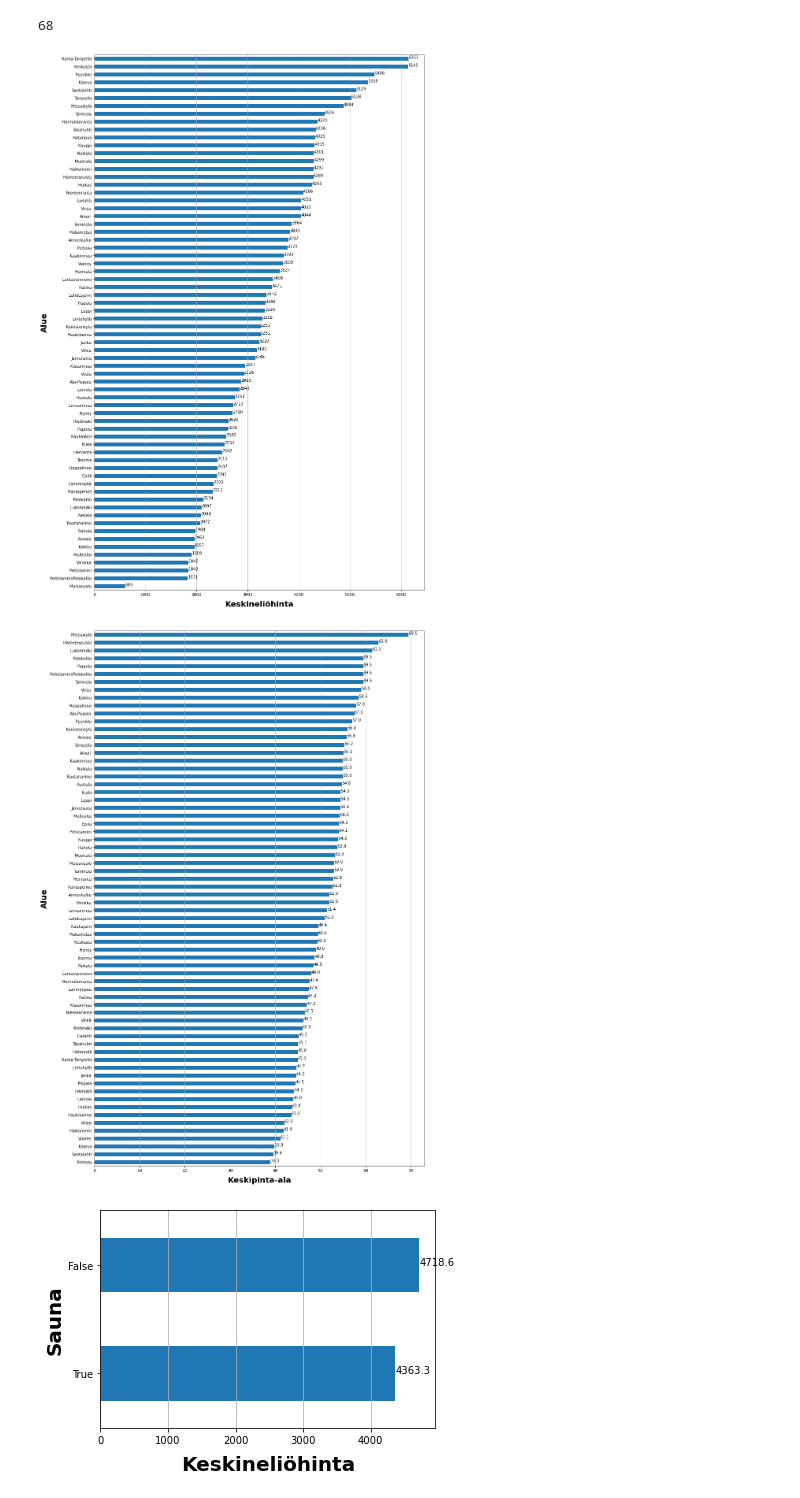
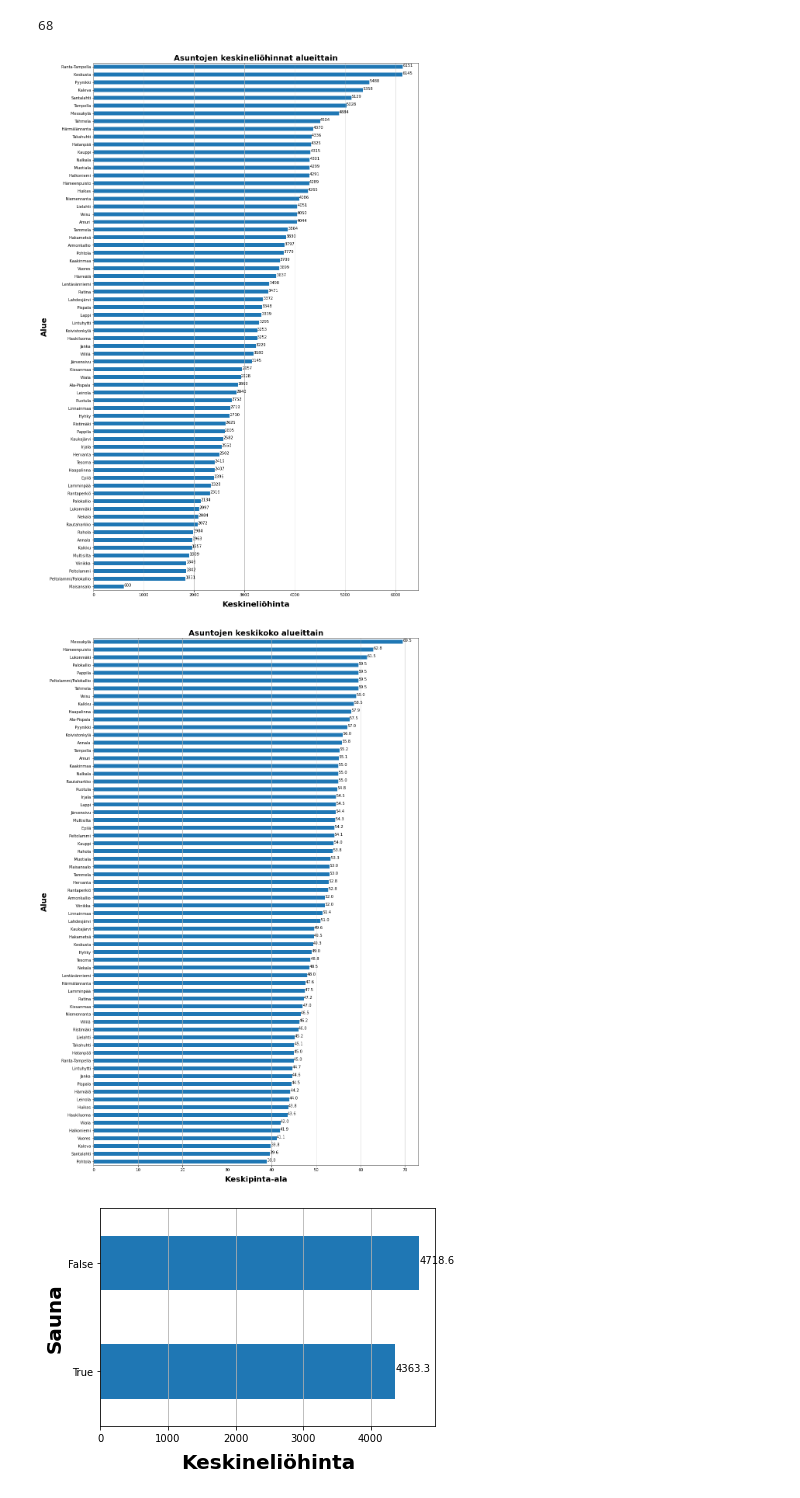
Before and after one commit to saarinea/JodaAIPlatformEnv, a Jupyter notebook: DataRefining.ipynb, the cells around one changed output. Saved outputs shown, nothing was run; the diff lists cells and outputs as text; code cells hidden in the pictures.

```diff
--- a/DataRefining.ipynb
+++ b/DataRefining.ipynb
@@ -61,6 +62,12 @@ for column in boolean_columns:
     df[column] = df[column].astype(str)
     df[column] = df[column].replace("Kyllä", True)
     df[column] = df[column].replace(["Ei", 0, "0", "0.0"], False)
+# %%
+# Extracting floor data
+
+df['Kerros'] = df['Kerros'].astype(str)
+df['Kerros'] = df['Kerros'].replace(' ', '')
+df['Kerroslukema'] = df['Kerros'].map(lambda x: x.split('/')[0])
 # %%
 # Fixes for region data
 
@@ -198,32 +221,39 @@ avg_price_plot.set_xlabel("Keskineliöhinta", labelpad=10, weight='bold', size=2
 # Set y-axis label
 avg_price_plot.set_ylabel("Alue", weight='bold', size=20)
 
+# Set plot title
+plt.title('Asuntojen keskineliöhinnat alueittain', weight='bold', size=20)
+
+
 plt.show()
 # %% [output]
 68
-[figure, old version]
+[figure, new version]
 # %%
 # Visualize average size of apartments in a region
 
 avg_size = df.groupby("Alue").mean()
 avg_size = avg_size["Pinta-ala"].sort_values()
 
 size_plot = avg_size.plot(kind="barh", figsize=(15, 25))
 size_plot.grid(axis='x')
 
 for index, value in enumerate(avg_size):
     label = f"{value:.1f}"
     plt.text(value, index, label)
 
 # Set x-axis label
 size_plot.set_xlabel("Keskipinta-ala", labelpad=10, weight='bold', size=20)
 
 # Set y-axis label
 size_plot.set_ylabel("Alue", weight='bold', size=20)
 
+# Set plot title
+plt.title('Asuntojen keskikoko alueittain', weight='bold', size=20)
+
 plt.show()
 # %% [output]
-[figure, old version]
+[figure, new version]
 # %%
 # Visualize average sq-price w/ and w/o sauna
 
```
Also changed, not shown: parts of 10 cells of this notebook.
